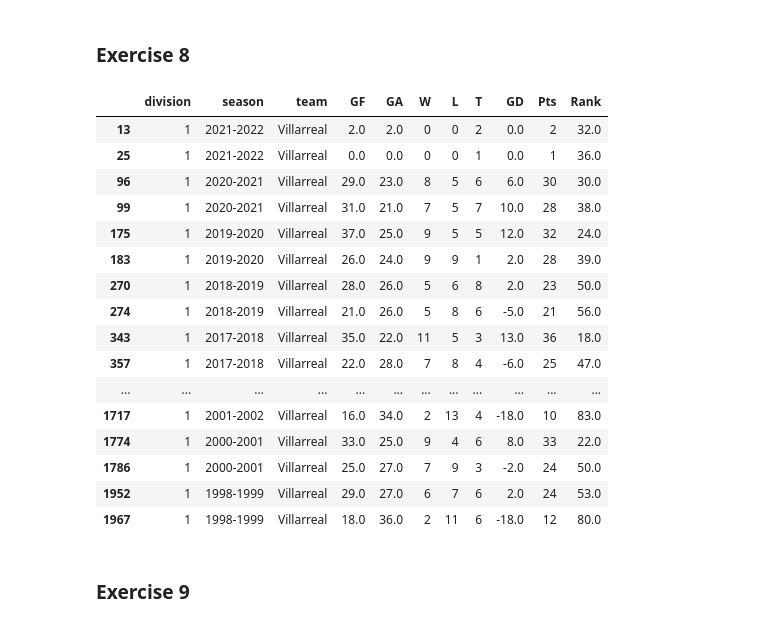
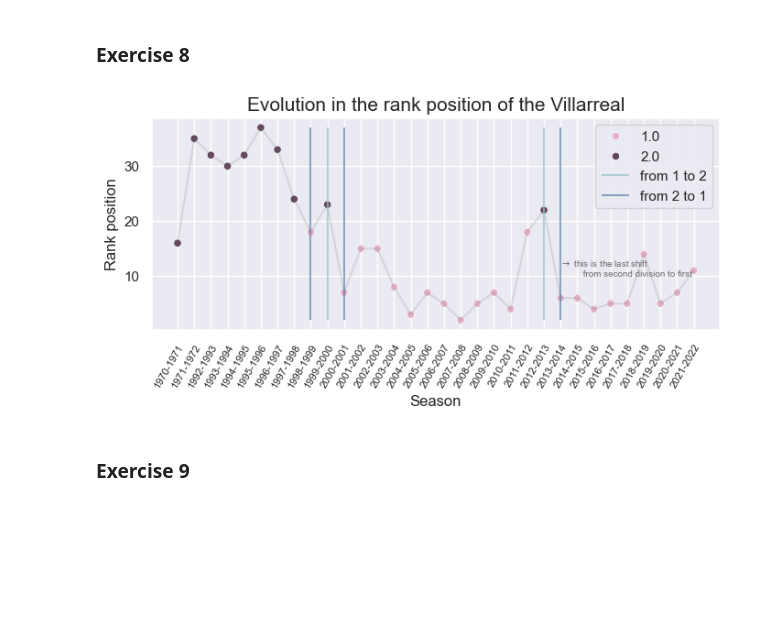
Before and after one commit to coders-unidas/la-quiniela, a Jupyter notebook: analysis/data_analysis.ipynb, the cells around one changed output. Drawn from its saved outputs; the diff is of its cells as text; code cells hidden in the pictures; blank space fills up the shorter version.

```diff
--- a/analysis/data_analysis.ipynb
+++ b/analysis/data_analysis.ipynb
@@ -412,28 +399,49 @@ df_final_classification_ordered.to_excel('SeasonStandings.xlsx')
 # %% [markdown]
 ### Exercise 8
-# %%
-df_villarreal_1=df_final_classification_ordered[(df_final_classification_ordered['team']=='Villarreal')&(df_final_classification_ordered['division']==1)]
-
-df_villarreal_div1
-#now, we will work with division 2
-# %% [output]
-|  | division | season | team | GF | GA | W | L | T | GD | Pts | Rank |
-| 13 | 1 | 2021-2022 | Villarreal | 2.0 | 2.0 | 0 | 0 | 2 | 0.0 | 2 | 32.0 |
-| 25 | 1 | 2021-2022 | Villarreal | 0.0 | 0.0 | 0 | 0 | 1 | 0.0 | 1 | 36.0 |
-| 96 | 1 | 2020-2021 | Villarreal | 29.0 | 23.0 | 8 | 5 | 6 | 6.0 | 30 | 30.0 |
-| 99 | 1 | 2020-2021 | Villarreal | 31.0 | 21.0 | 7 | 5 | 7 | 10.0 | 28 | 38.0 |
-| 175 | 1 | 2019-2020 | Villarreal | 37.0 | 25.0 | 9 | 5 | 5 | 12.0 | 32 | 24.0 |
-| 183 | 1 | 2019-2020 | Villarreal | 26.0 | 24.0 | 9 | 9 | 1 | 2.0 | 28 | 39.0 |
-| 270 | 1 | 2018-2019 | Villarreal | 28.0 | 26.0 | 5 | 6 | 8 | 2.0 | 23 | 50.0 |
-| 274 | 1 | 2018-2019 | Villarreal | 21.0 | 26.0 | 5 | 8 | 6 | -5.0 | 21 | 56.0 |
-| 343 | 1 | 2017-2018 | Villarreal | 35.0 | 22.0 | 11 | 5 | 3 | 13.0 | 36 | 18.0 |
-| 357 | 1 | 2017-2018 | Villarreal | 22.0 | 28.0 | 7 | 8 | 4 | -6.0 | 25 | 47.0 |
-| ... | ... | ... | ... | ... | ... | ... | ... | ... | ... | ... | ... |
-| 1717 | 1 | 2001-2002 | Villarreal | 16.0 | 34.0 | 2 | 13 | 4 | -18.0 | 10 | 83.0 |
-| 1774 | 1 | 2000-2001 | Villarreal | 33.0 | 25.0 | 9 | 4 | 6 | 8.0 | 33 | 22.0 |
-| 1786 | 1 | 2000-2001 | Villarreal | 25.0 | 27.0 | 7 | 9 | 3 | -2.0 | 24 | 50.0 |
-| 1952 | 1 | 1998-1999 | Villarreal | 29.0 | 27.0 | 6 | 7 | 6 | 2.0 | 24 | 53.0 |
-| 1967 | 1 | 1998-1999 | Villarreal | 18.0 | 36.0 | 2 | 11 | 6 | -18.0 | 12 | 80.0 |
+# %%
+df_villarreal_1=df_final_classification_ordered[(df_final_classification_ordered['team']=='Villarreal')&(df_final_classification_ordered['division']==1)]
+
+#now, we will work with division 2
+#this is for having the data of years in which villarreal is in division 2
+df_villarreal_2=df_final_classification_ordered[(df_final_classification_ordered['team']=='Villarreal')&(df_final_classification_ordered['division']==2)]
+seasons_villarreal_2= df_villarreal_2['season']
+df_total_v2=df_final_classification_ordered[df_final_classification_ordered['season'].isin(seasons_villarreal_2)]
+df_total_v2_d1=df_total_v2[df_total_v2['division']==1]
+lowest_rank_div1= df_total_v2_d1.groupby('season')['Rank'].max().reset_index()
+
+
+df_villarreal_2=df_villarreal_2.merge(lowest_rank_div1,how='outer')
+df_villarreal_2_final=df_villarreal_2.groupby(['season']).sum().reset_index()
+
+df_villarreal= df_villarreal_1.merge(df_villarreal_2_final,how='outer')
+df_villarreal['year_start']=df_villarreal['season'].str.split('-').str[0].astype(int)
+df_villarreal_ordered=df_villarreal.sort_values(by=['year_start'],ascending=[True])
+
+#I want to know where there are shifts in division
+df_villarreal_ordered.reset_index(drop=True, inplace=True)
+df_villarreal_ordered['shift']=(df_villarreal_ordered['division']!=df_villarreal_ordered['division'].shift()).astype(int)
+
+df_villarreal_shifts_to_1=df_villarreal_ordered[(df_villarreal_ordered['shift']==1) & (df_villarreal_ordered['division']==2.0)].drop(df_villarreal_ordered.index[0])
+df_villarreal_shifts_to_2=df_villarreal_ordered[(df_villarreal_ordered['shift']==1) & (df_villarreal_ordered['division']==1.0)]
+
+sns.set_theme()
+fig=plt.figure(figsize=(8,3))
+colors=["#e3b1c8","#63465A"]
+sns.scatterplot(data=df_villarreal_ordered,x='season',y='Rank',hue='division',palette=colors)
+sns.lineplot(data=df_villarreal_ordered,x='season',y='Rank',color='grey',alpha=0.2)
+plt.xticks(rotation=60, ha='right',rotation_mode='anchor', fontsize=8)
+plt.xlabel('Season')
+plt.ylabel('Rank position')
+
+plt.vlines(x=df_villarreal_shifts_to_1['season'],ymin=df_villarreal_ordered['Rank'].min(),ymax=df_villarreal_ordered['Rank'].max(),label='from 1 to 2', color="#9AC2C9",alpha=0.75)
+plt.vlines(x=df_villarreal_shifts_to_2['season'],ymin=df_villarreal_ordered['Rank'].min(),ymax=df_villarreal_ordered['Rank'].max(),label='from 2 to 1',color="#5379a4",alpha=0.65)
+plt.text(df_villarreal_shifts_to_2['season'].iloc[-1], 10,r'''$\rightarrow$ this is the last shift
+         from second division to first''',fontsize=7,color='dimgray')
+plt.legend()
+plt.title('Evolution in the rank position of the Villarreal',fontsize=15)
+plt.show()
+# %% [output]
+[figure, added]
 # %% [markdown]
 ### Exercise 9
 # %% [markdown]
```
Also changed, not shown: parts of 2 cells of this notebook, 1 other file.
